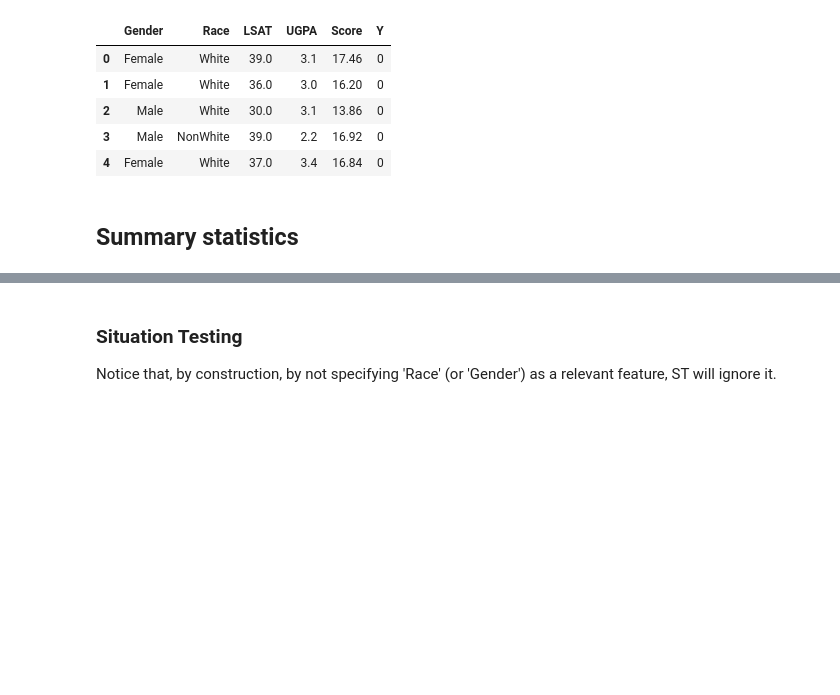
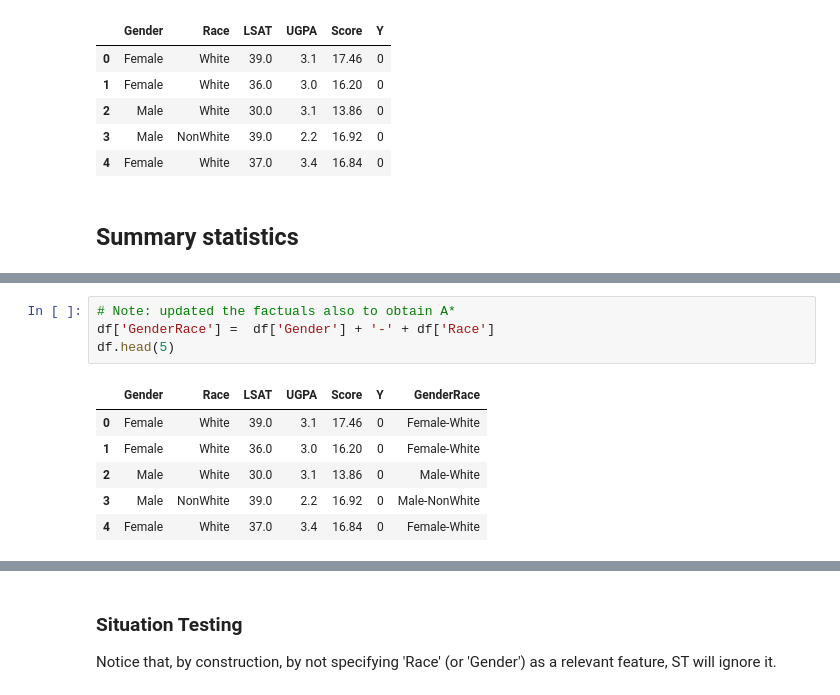
Before and after one commit to cc-jalvarez/counterfactual-situation-testing, a Jupyter notebook: src/analysis_law_school.ipynb, the cells around one changed output, grey strips where cells are left out. Cells and saved outputs as stored; diff of their text form; blank space fills up the shorter version.

```diff
--- a/src/analysis_law_school.ipynb
+++ b/src/analysis_law_school.ipynb
@@ -521,0 +642,11 @@ m_res_df.head(5)
+# %%
+# Note: updated the factuals also to obtain A*
+df['GenderRace'] =  df['Gender'] + '-' + df['Race']
+df.head(5)
+# %% [output]
+|  | Gender | Race | LSAT | UGPA | Score | Y | GenderRace |
+| 0 | Female | White | 39.0 | 3.1 | 17.46 | 0 | Female-White |
+| 1 | Female | White | 36.0 | 3.0 | 16.20 | 0 | Female-White |
+| 2 | Male | White | 30.0 | 3.1 | 13.86 | 0 | Male-White |
+| 3 | Male | NonWhite | 39.0 | 2.2 | 16.92 | 0 | Male-NonWhite |
+| 4 | Female | White | 37.0 | 3.4 | 16.84 | 0 | Female-White |
```
Also changed, not shown: parts of 26 cells of this notebook.
